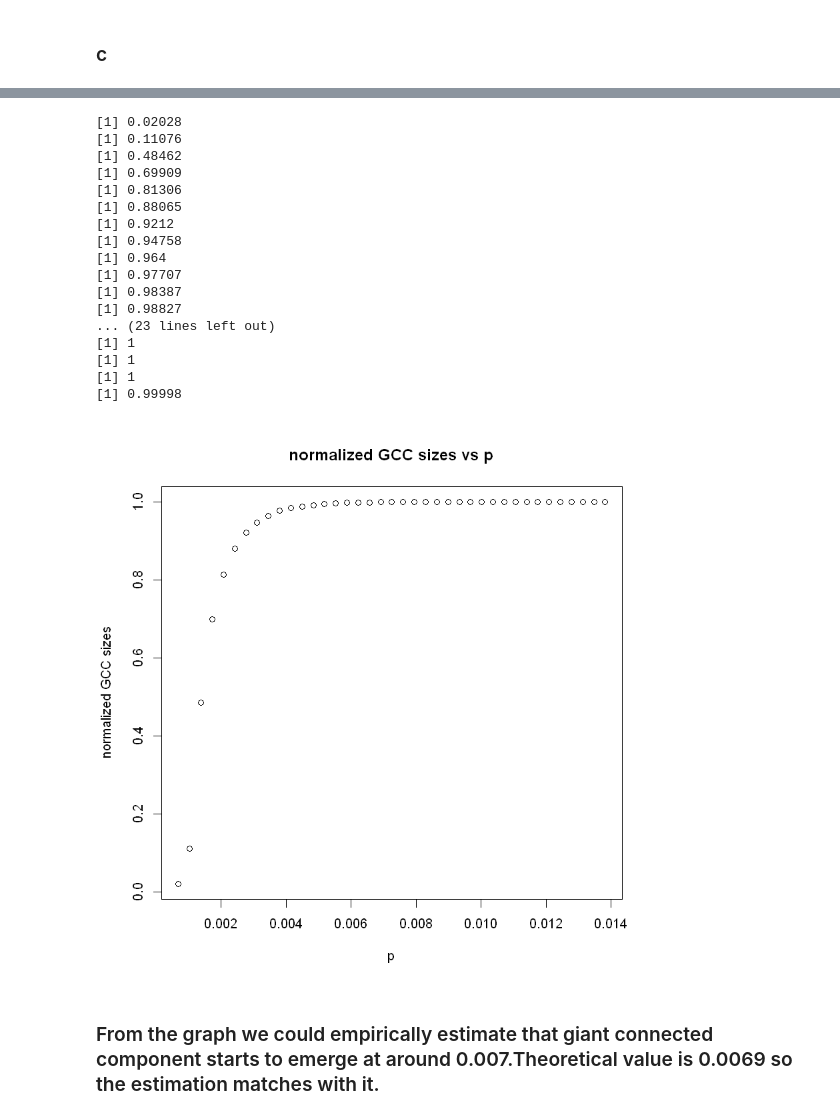
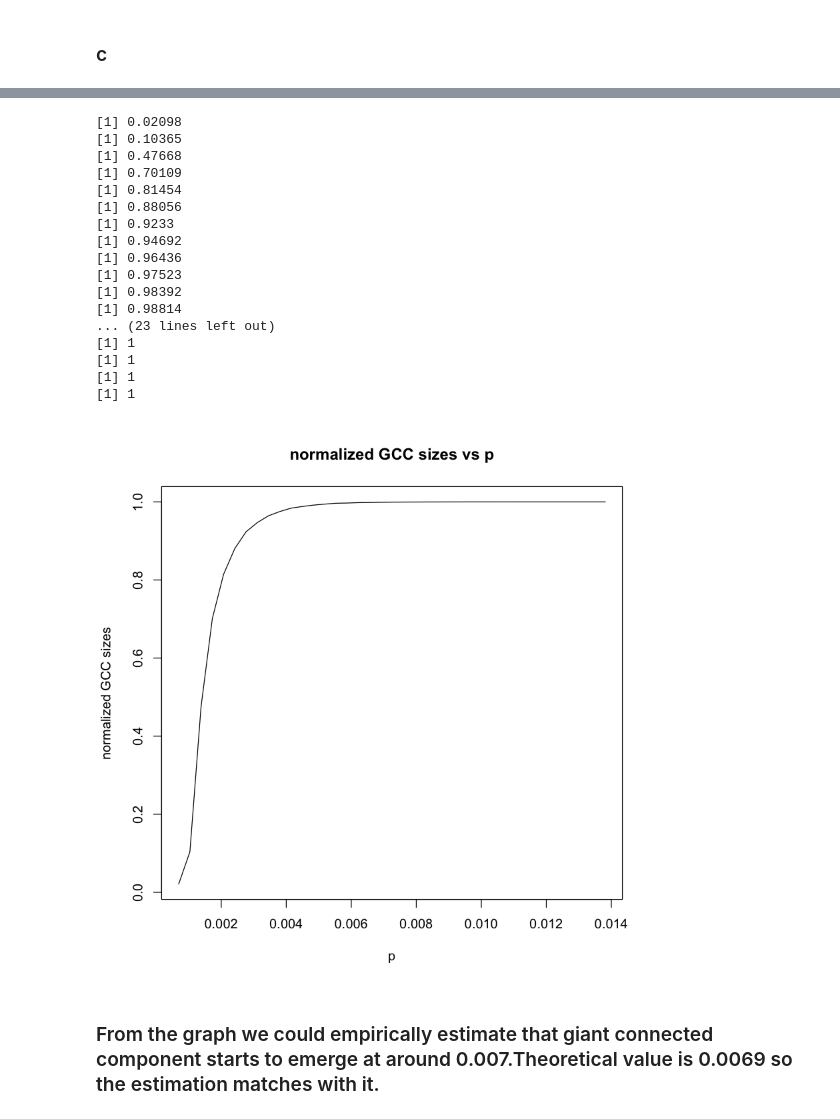
Before and after one commit to wanghran/ECE232_Graph, a Jupyter notebook: Project 1.ipynb, the cells around one changed output, grey strips where cells are left out. Cells and saved outputs as stored; diff of their text form; code cells hidden in the pictures.

```diff
--- a/Project 1.ipynb
+++ b/Project 1.ipynb
@@ -148,39 +129,39 @@ The following object is masked from 'package:base':
 # %%
 mylist <- list()
 plist<- list()
 for(v in indices){
     p1 <- v*log(1000)/1000
     result<-0
     for(i in q ){
         g1 <- erdos.renyi.game(1000, p1, directed=F)
         g1.components <- clusters(g1)
         x <- g1.components$csize
         result=max(x)+result
         }
     result=result/100/1000
     print(result)
     mylist<- c(mylist, list(result))
     plist<- c(plist, list(p1))
 }
-plot(plist,mylist,main="normalized GCC sizes vs p",xlab="p",ylab="normalized GCC sizes")
+plot(plist,mylist,main="normalized GCC sizes vs p",xlab="p",ylab="normalized GCC sizes", type="l")
 # %% [output]
-[1] 0.02028
-[1] 0.11076
-[1] 0.48462
-[1] 0.69909
-[1] 0.81306
-[1] 0.88065
-[1] 0.9212
-[1] 0.94758
-[1] 0.964
-[1] 0.97707
-[1] 0.98387
-[1] 0.98827
+[1] 0.02098
+[1] 0.10365
+[1] 0.47668
+[1] 0.70109
+[1] 0.81454
+[1] 0.88056
+[1] 0.9233
+[1] 0.94692
+[1] 0.96436
+[1] 0.97523
+[1] 0.98392
+[1] 0.98814
 ... (23 lines left out)
 [1] 1
 [1] 1
 [1] 1
-[1] 0.99998
+[1] 1
-[figure, old version]
+[figure, new version]
 # %% [markdown]
 ### From the graph we could empirically estimate that giant connected component starts to emerge at around 0.007.Theoretical value is 0.0069 so the estimation matches with it.
```
Also changed, not shown: parts of 12 cells of this notebook.
